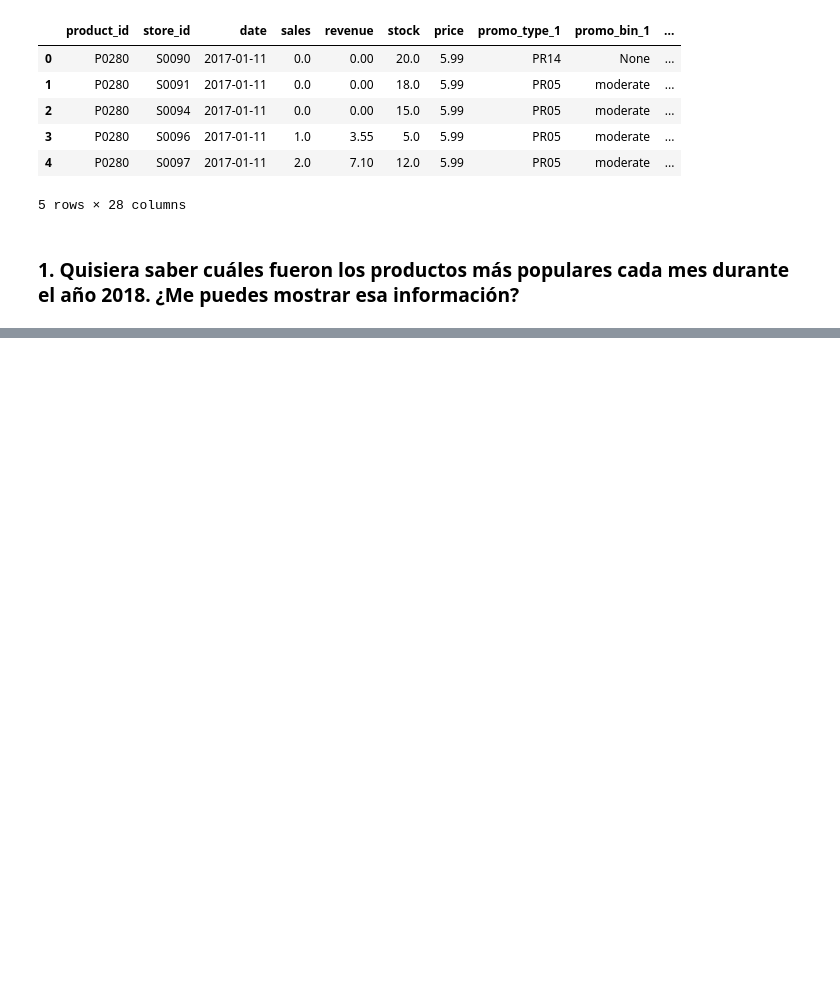
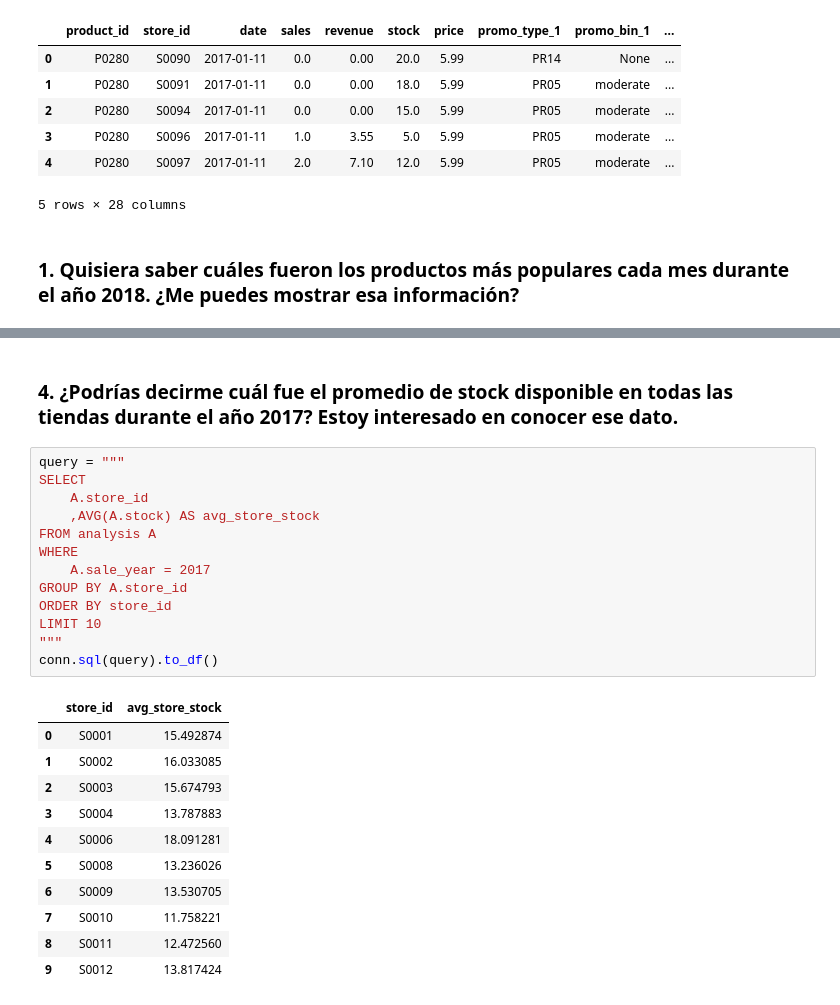
Before and after one commit to cramirez98/WorkshopSumz, a Jupyter notebook: workshop/Workshop 1.ipynb, the cells around one changed output, grey strips where cells are left out. Cells and saved outputs as stored; diff of their text form; blank space fills up the shorter version.

```diff
--- a/workshop/Workshop 1.ipynb
+++ b/workshop/Workshop 1.ipynb
@@ -1309,0 +1344,27 @@ conn.sql(query).to_df()
+# %% [markdown]
+### 4. ¿Podrías decirme cuál fue el promedio de stock disponible en todas las tiendas durante el año 2017? Estoy interesado en conocer ese dato.
+# %%
+query = """
+SELECT
+    A.store_id
+    ,AVG(A.stock) AS avg_store_stock
+FROM analysis A
+WHERE
+    A.sale_year = 2017
+GROUP BY A.store_id
+ORDER BY store_id
+LIMIT 10
+"""
+conn.sql(query).to_df()
+# %% [output]
+|  | store_id | avg_store_stock |
+| 0 | S0001 | 15.492874 |
+| 1 | S0002 | 16.033085 |
+| 2 | S0003 | 15.674793 |
+| 3 | S0004 | 13.787883 |
+| 4 | S0006 | 18.091281 |
+| 5 | S0008 | 13.236026 |
+| 6 | S0009 | 13.530705 |
+| 7 | S0010 | 11.758221 |
+| 8 | S0011 | 12.472560 |
+| 9 | S0012 | 13.817424 |
```
Also changed, not shown: parts of 20 cells of this notebook.
